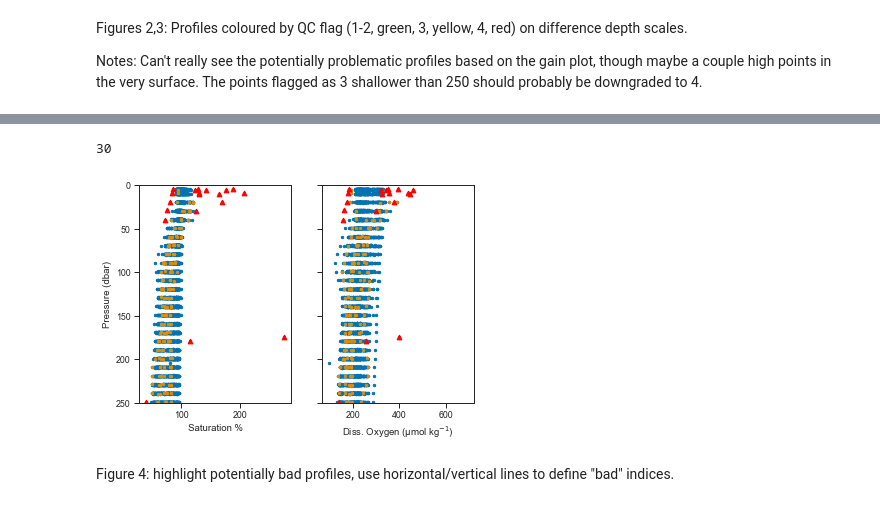
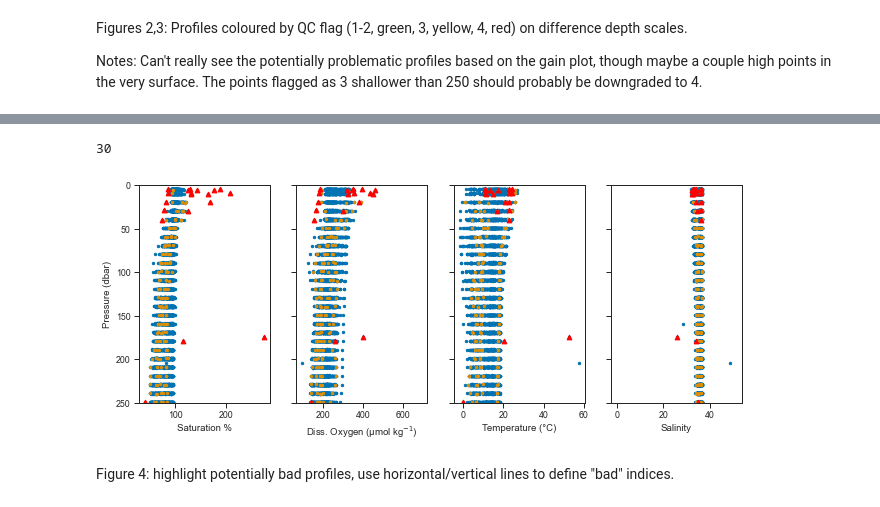
Before and after one commit to ArgoCanada/meds-dmqc, a Jupyter notebook: report/notebooks/01_active/4900883_report.ipynb, the cells around one changed output, grey strips where cells are left out. Cells and saved outputs as stored; diff of their text form; code cells hidden in the pictures.

```diff
--- a/report/notebooks/01_active/4900883_report.ipynb
+++ b/report/notebooks/01_active/4900883_report.ipynb
@@ -51,7 +54,7 @@ Calculating gains using WOA surface data and float O2 percent saturation...
 - Few points in the middle of the mission where there is some "spikiness" in the float surface saturation
 - Cycles between 91-102 are flagged, but not all
 # %%
-audit_file = list(Path('../../audit/').glob('DOXY_WOA*'))[-1]
+audit_file = list(Path('../../../audit/').glob('DOXY_WOA*'))[-1]
 df = pd.read_csv(audit_file, sep='\t', header=25)
 df = df.loc[df.WMO == wmo]
 df['date'] = [datestr2num(t) for t in df['profile date']]
@@ -117,5 +120,5 @@ bad_profiles
 # %%
-fig, axes = plt.subplots(1, 2, sharey=True)
+fig, axes = plt.subplots(1, 4, sharey=True)
 ax = axes[0]
 flt.rm_fillvalue()
 ax.plot(flt.df.O2Sat, flt.df.PRES, '.')
@@ -130,34 +133,53 @@ ax.set_xlabel('Saturation %')
 # ax.axvline(90)
 # ax.axvline(45)
 # ax.axvline(110)
 
 # ax.axhline(12)
 # ax.axhline(27)
 # ax.axhline(42)
 
 bad = (flt.O2Sat > 123.5)
 bad = bad | ((flt.O2Sat < 80) & (flt.PRES < 40))
 bad = bad | ((flt.O2Sat < 90) & (flt.PRES < 27))
 bad = bad | ((flt.O2Sat < 42) & (flt.PRES > 200) & (flt.PRES < 300))
 bad = bad | ((flt.O2Sat > 110) & (flt.PRES > 150) & (flt.PRES < 500))
 bad = bad | ((flt.O2Sat < 65) & (flt.PRES > 1300))
 bad = bad | ((flt.O2Sat > 95) & (flt.PRES > 1300))
 print(sum(bad))
 ax.plot(flt.df.O2Sat.loc[bad], flt.df.PRES.loc[bad], '^', color='red')
 
 ax = axes[1]
 flt.rm_fillvalue()
 ax.plot(flt.df.DOXY, flt.df.PRES, '.')
 ax.plot(bad_profiles.DOXY, bad_profiles.PRES, '.')
 ax.set_ylim((250,0))
 ax.set_xlabel('Diss. Oxygen ($\mathregular{\mu}$mol kg$^{-1}$)')
 
 ax.plot(flt.df.DOXY.loc[bad], flt.df.PRES.loc[bad], '^', color='red')
 
+ax = axes[2]
+flt.rm_fillvalue()
+ax.plot(flt.df.TEMP, flt.df.PRES, '.')
+ax.plot(bad_profiles.TEMP, bad_profiles.PRES, '.')
+ax.set_ylim((250,0))
+ax.set_xlabel(f'Temperature ({chr(176)}C)')
+
+ax.plot(flt.df.TEMP.loc[bad], flt.df.PRES.loc[bad], '^', color='red')
+
+ax = axes[3]
+flt.rm_fillvalue()
+ax.plot(flt.df.PSAL, flt.df.PRES, '.')
+ax.plot(bad_profiles.PSAL, bad_profiles.PRES, '.')
+ax.set_ylim((250,0))
+ax.set_xlabel(f'Salinity')
+
+ax.plot(flt.df.PSAL.loc[bad], flt.df.PRES.loc[bad], '^', color='red')
+
+fig.set_size_inches(1.8*fig.get_figwidth(), fig.get_figheight())
 fig.savefig(fig_path / 'bad_pts_o2sat_doxy.png', bbox_inches='tight', dpi=250)
 # %% [output]
 30
-[figure, old version]
+[figure, new version]
 # %% [markdown]
 Figure 4: highlight potentially bad profiles, use horizontal/vertical lines to define "bad" indices.
 # %%
```
Also changed, not shown: parts of 3 cells of this notebook, 3 other files.
